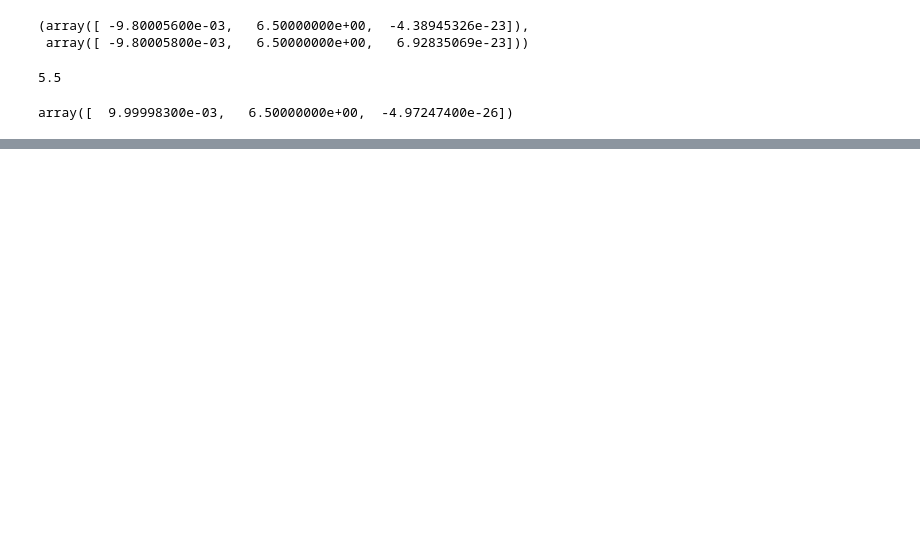
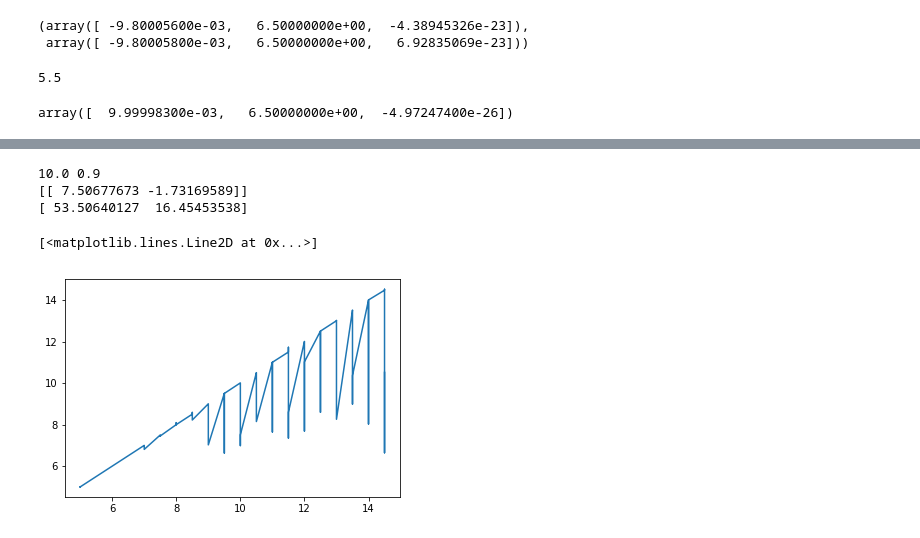
Before and after one commit to transientlunatic/heron, a Jupyter notebook: notebooks/Inverted Gravitational Heron.ipynb, the cells around one changed output, grey strips where cells are left out. Drawn from its saved outputs; the diff is of its cells as text; code cells hidden in the pictures; blank space fills up the shorter version.

Commit message:
Added ability to produce multiple outputs, however the inversion is now problematic.

```diff
--- a/notebooks/Inverted Gravitational Heron.ipynb
+++ b/notebooks/Inverted Gravitational Heron.ipynb
@@ -188,3 +117,0 @@ y_min = gp.training_y.min()
-# %%
-x0 = [0, 9.5]
-p, S = gp.prediction(np.atleast_2d(x0))
@@ -205,0 +118,17 @@ array([[ -3.66082381e-22]])
+# %%
+def nll(p):
+        pn = gp.output_dim**2
+        gp.B_matrix = p[:pn].reshape(gp.output_dim, gp.output_dim)
+        if not np.all(np.linalg.eigvals(gp.B_matrix) > 0):
+            return 1e25
+        try:
+            gp.set_hyperparameters(p[pn:])
+        except:
+            return 1e25
+        ll = gp.loglikelihood()
+        return -ll if np.isfinite(ll) else 1e25
+
+B0 = np.hstack([gp.B_matrix.reshape(-1), gp.kernel.flat_hyper])
+res = minimize(nll, B0, method='BFGS', options={'disp': False, 'maxiter':10000})
+gp.B_matrix = res.x[:gp.output_dim**2].reshape(gp.output_dim, gp.output_dim)
+gp.kernel.flat_hyper = res.x[gp.output_dim**2:]
@@ -205,0 +155,22 @@ array([[ -3.66082381e-22]])
+# %%
+i = 109
+test = np.atleast_2d(bbh_text[i,:-2])
+print bbh_text[i,150], bbh_text[i,151]
+print bbh.denormalise(gp.prediction(test.T)[0].T, 'label')
+print np.sqrt(bbh.denormalise(np.diag(gp.prediction(test.T)[1]), 'label'))
+# %% [output]
+10.0 0.9
+[[ 7.50677673 -1.73169589]]
+[ 53.50640127  16.45453538]
+# %%
+actual_values = []
+predictions = []
+for i in xrange(200):
+    test = np.atleast_2d(bbh_text[i,:-2])
+    actual_values.append(np.array([[ bbh_text[i,150], bbh_text[i,151] ]]))
+    predictions.append(bbh.denormalise(gp.prediction(test.T)[0].T, 'label'))
+# %%
+plt.plot(np.asarray(actual_values)[:,0,0], np.asarray(predictions)[:,0,0])
+# %% [output]
+[<matplotlib.lines.Line2D at 0x...>]
+[figure, added]
```
Also changed, not shown: parts of 42 cells of this notebook, 3 other files.
